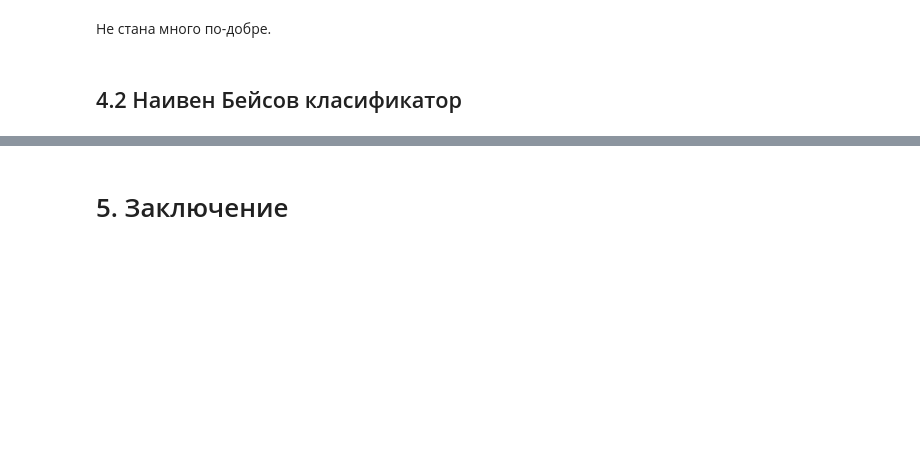
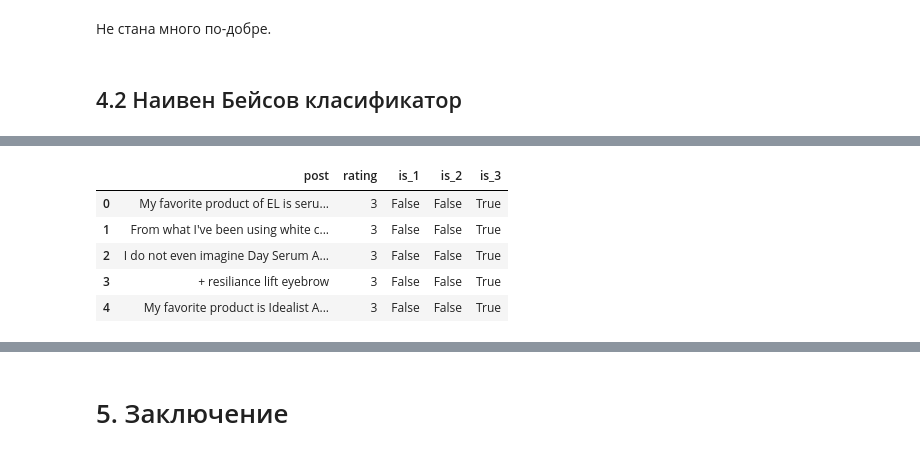
Before and after one commit to mrangelova/bg-mama, a Jupyter notebook: notebooks/bg-mamma.ipynb, the cells around one changed output, grey strips where cells are left out. Drawn from its saved outputs; the diff is of its cells as text; code cells hidden in the pictures; blank space fills up the shorter version.

```diff
--- a/notebooks/flow.ipynb
+++ b/notebooks/bg-mamma.ipynb
@@ -435,0 +485,9 @@ ValueError: dimension mismatch
+# %%
+bg_mamma_posts.head()
+# %% [output]
+|  | post | rating | is_1 | is_2 | is_3 |
+| 0 | My favorite product of EL is seru... | 3 | False | False | True |
+| 1 | From what I've been using white c... | 3 | False | False | True |
+| 2 | I do not even imagine Day Serum A... | 3 | False | False | True |
+| 3 | + resiliance lift eyebrow | 3 | False | False | True |
+| 4 | My favorite product is Idealist A... | 3 | False | False | True |
```
Also changed, not shown: parts of 31 cells of this notebook, 2 other files.
